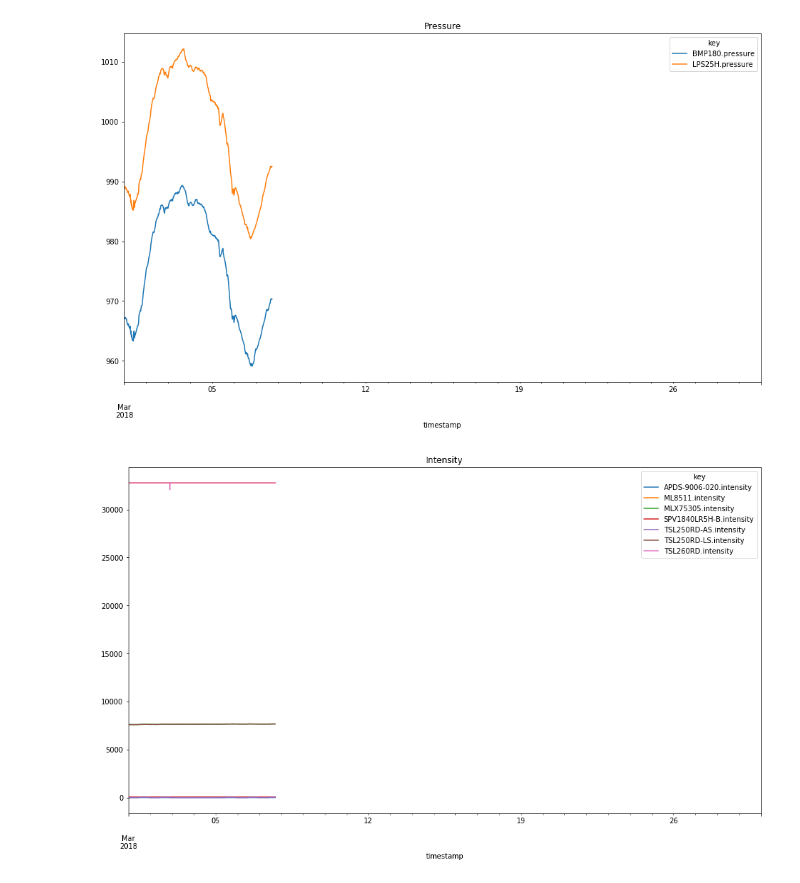
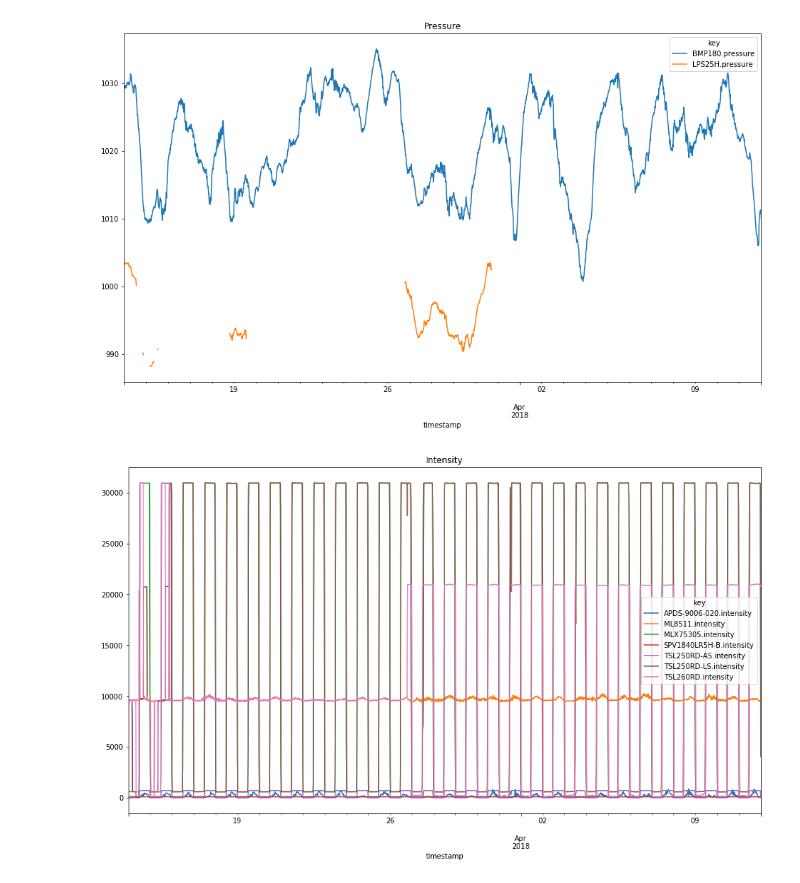
Before and after one commit to seanshahkarami/waggle-notebooks, a Jupyter notebook: Combined Plotting.ipynb, the cells around one changed output. Drawn from its saved outputs; the diff is of its cells as text; code cells hidden in the pictures.

Commit message:
using date_range

```diff
--- a/Combined Plotting.ipynb
+++ b/Combined Plotting.ipynb
@@ -5,11 +4,10 @@ import datetime
 import dataset
 # %%
-node_id = '001e06109f62'
-# date_range = pd.date_range(end=datetime.date.today(), periods=30)
-date_range = pd.date_range(start='2018/03/01', periods=30)
+node_id = '001e06113cff'
+dates = pd.date_range(end='now', periods=30).date
 
 urlfmt = 'http://www.mcs.anl.gov/research/projects/waggle/downloads/datasets/2/{node_id}/{date}.csv.gz'
-urls = [urlfmt.format(node_id=node_id, date=date) for date in date_range.date]
+urls = [urlfmt.format(node_id=node_id, date=date) for date in dates]
 df = dataset.read_datasets(urls)
 # %%
 plots = {
@@ -46,7 +44,7 @@ plots = {
 
 def show_plots(df):
     figsize = (16, 9)
-    xlim = (min(date_range), max(date_range))
+    xlim = (min(dates), max(dates))
 
     for title, options in plots.items():
         columns = list(filter(options['filter'], df.columns))
@@ -63,2 +61,2 @@ show_plots(df.resample('15Min').mean())
-[figure, old version]
+[figure, new version]
-[figure, old version]
+[figure, new version]
```
Also changed, not shown: parts of 2 cells of this notebook.
